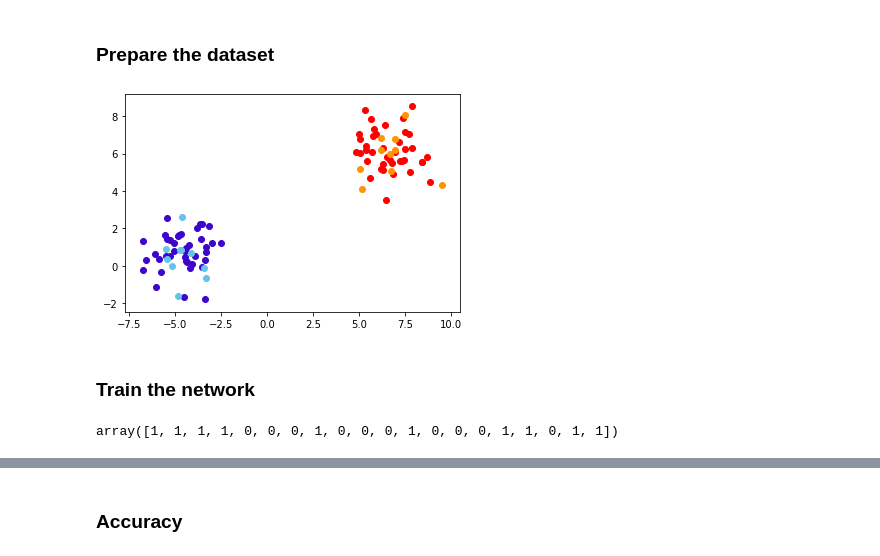
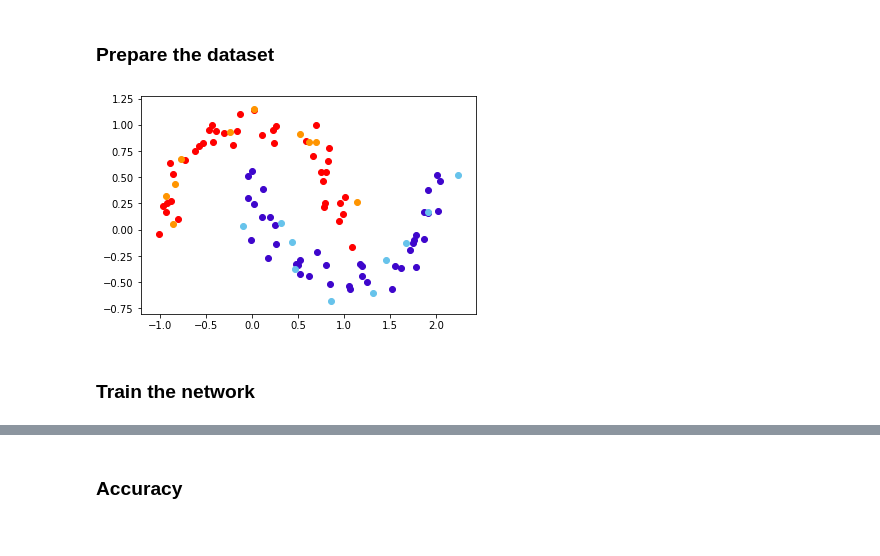
Before and after one commit to alaurentinoofficial/handmade-neural-network, a Jupyter notebook: Model.ipynb, the cells around one changed output, grey strips where cells are left out. Saved outputs shown, nothing was run; the diff lists cells and outputs as text; code cells hidden in the pictures.

```diff
--- a/Model.ipynb
+++ b/Model.ipynb
@@ -216,23 +232,24 @@ class Network:
 ### Prepare the dataset
 # %%
 # Generate 2D dataset
-X, y = make_blobs(n_samples=100, centers=2, n_features=2)
+# X, y = make_blobs(n_samples=100, centers=2, n_features=2, center_box=(-20, 20))
+X, y = make_moons(n_samples=100, noise=0.1)
 
 # Split in train and test dataset
 X_train, X_test, y_train, y_test = train_test_split(X, y, stratify=y, test_size=0.2, random_state=42)
 
 labels = {0:'red_train', 1:'blue_train', 2:'red_test', 3:'blue_test'}
 colors = {0:'red', 1:'#3e06cc', 2:'#ff9500', 3:'#67c3eb'}
 
 for x, key in zip(X_train, y_train):
     plt.scatter(x[0], x[1], color=colors[key])
 
 for x, key in zip(X_test, y_test):
     plt.scatter(x[0], x[1], label=labels[key+2], color=colors[key+2])
 
 plt.show()
 # %% [output]
-[figure, old version]
+[figure, new version]
 # %% [markdown]
 ### Train the network
 # %%
@@ -244,4 +261,0 @@ net.fit(X_train, y_train, epochs=100)
-# %%
-y_test
-# %% [output]
-array([1, 1, 1, 1, 0, 0, 0, 1, 0, 0, 0, 1, 0, 0, 0, 1, 1, 0, 1, 1])
```
Also changed, not shown: parts of 13 cells of this notebook.
